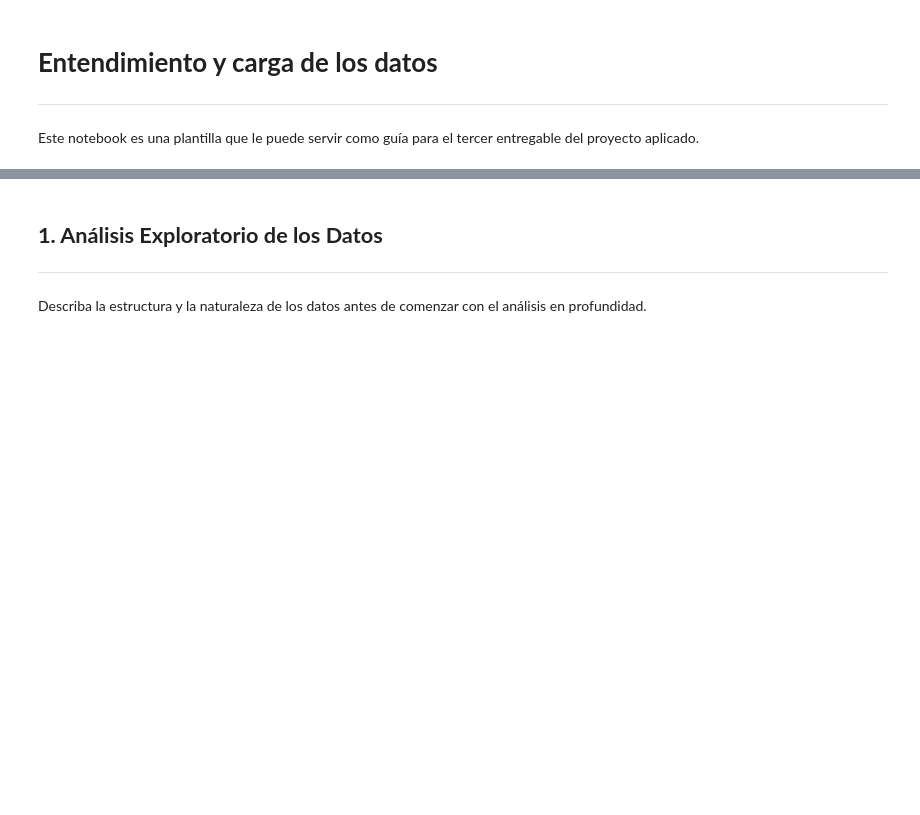
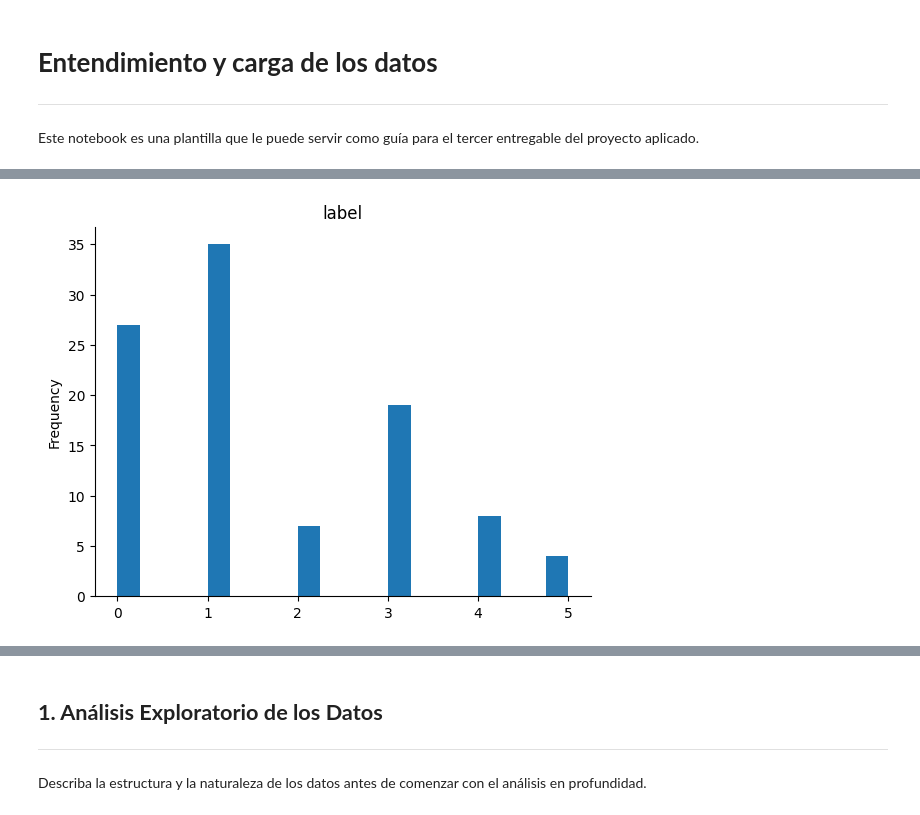
Before and after one commit to Robert-Gomez-AI/HeartFailure, a Jupyter notebook: M3U4_fase_3_Entendimiento_de_los_datos.ipynb, the cells around one changed output, grey strips where cells are left out. Cells and saved outputs as stored; diff of their text form; code cells hidden in the pictures; blank space fills up the shorter version.

```diff
--- a/M3U4_fase_3_Entendimiento_de_los_datos.ipynb
+++ b/M3U4_fase_3_Entendimiento_de_los_datos.ipynb
@@ -7,3 +7,16 @@
 ---
 
 Este notebook es una plantilla que le puede servir como guía para el tercer entregable del proyecto aplicado.
+# %%
+# Cargamos los datos
+import requests as re
+
+data=re.get("https://datasets-server.huggingface.co/rows?dataset=dair-ai%2Femotion&config=split&split=train&offset=0&length=100")
+# %%
+dict_df=dict(data.json())
+# %%
+data=[row["row"] for row in dict_df["rows"]]
+# %%
+import pandas as pd
+
+df = pd.DataFrame(data)
@@ -9,0 +39,8 @@ Este notebook es una plantilla que le puede servir como guía para el tercer ent
+# %%
+# @title label
+
+from matplotlib import pyplot as plt
+df['label'].plot(kind='hist', bins=20, title='label')
+plt.gca().spines[['top', 'right',]].set_visible(False)
+# %% [output]
+[figure, added]
```
Also changed, not shown: parts of 3 cells of this notebook.
